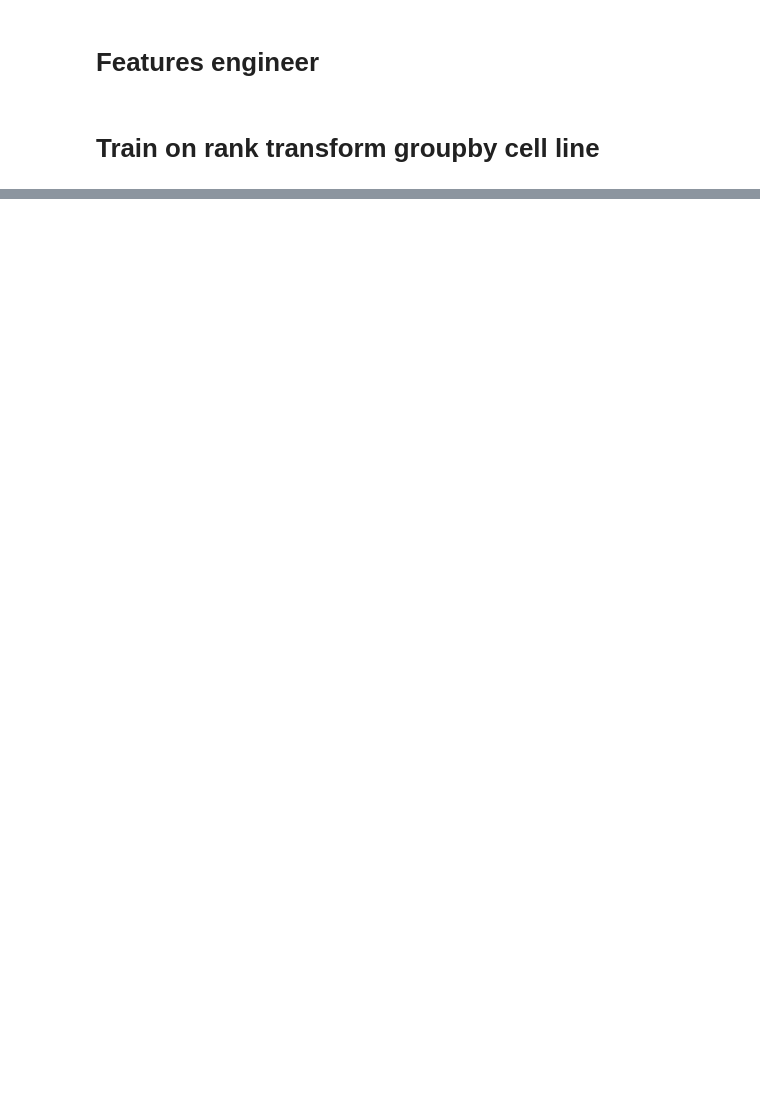
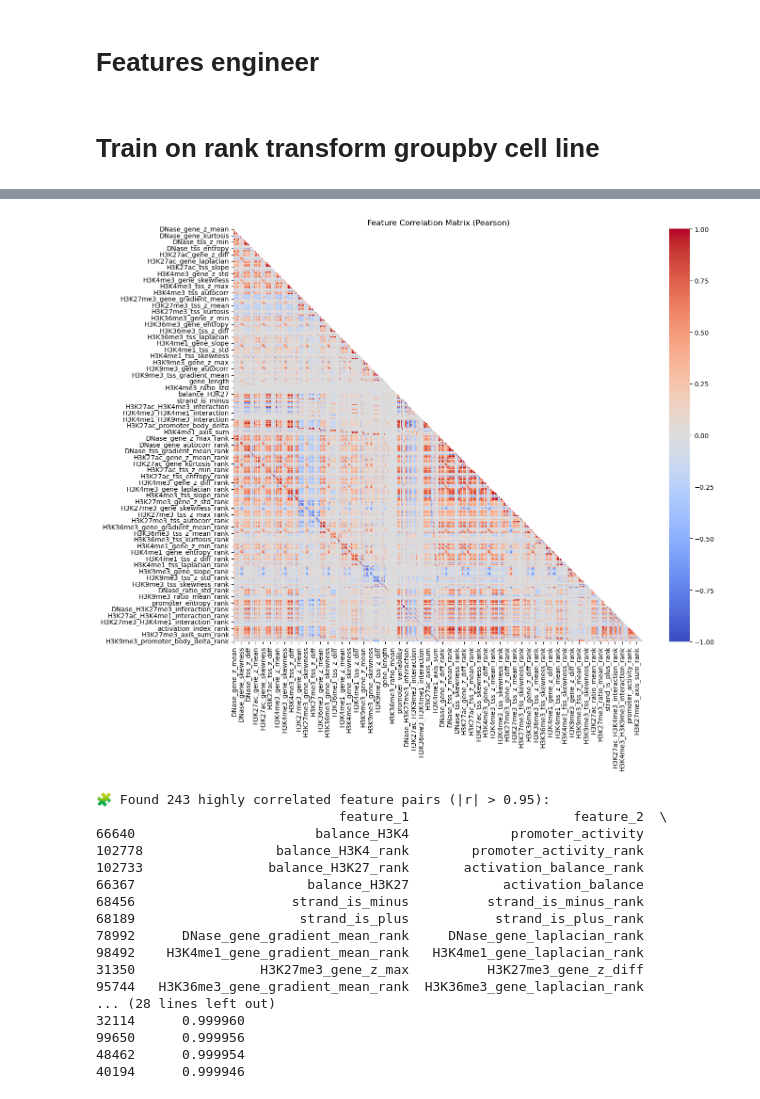
Before and after one commit to Dewey-Wang/Gene-expression-prediction, a Jupyter notebook: 1. data preprocessing/5. features selection.ipynb, the cells around one changed output, grey strips where cells are left out. Drawn from its saved outputs; the diff is of its cells as text; code cells hidden in the pictures; blank space fills up the shorter version.

```diff
--- a/1. data preprocessing/5. features selection.ipynb
+++ b/1. data preprocessing/5. features selection.ipynb
@@ -378,7 +372,7 @@ def summarize_shap_feature_ranking_from_config(experiment_dir, sample_size=None)
 
     return df_merge
 # %%
-experiment_dir = "../results/lgbm/all_rank_features"
+experiment_dir = "../results/lgbm/pruned_X1&X2_4_features"
 
 shap_summary = summarize_shap_feature_ranking_from_config(
     experiment_dir,
@@ -433,14 +427,14 @@ print(f"🔒 Global seed set to {SEED}")
 # ============================================================
 #                  EXPERIMENT CONFIGURATION
 # ============================================================
-EXPERIMENT_DIR = "../results/lgbm/top260_features"
-TRAIN_PATH = "../preprocessed_data/CAGE-merged/X1_all_rank_features.tsv"
-VAL_PATH   = "../preprocessed_data/CAGE-merged/X2_all_rank_features.tsv"
+EXPERIMENT_DIR = "../results/lgbm/pruned_X2&X1_4_top200_features"
+TRAIN_PATH = "../preprocessed_data/CAGE-merged/X2_all_rank_features.tsv"
+VAL_PATH   = "../preprocessed_data/CAGE-merged/X1_all_rank_features.tsv"
 
 META_COLS = ["gene_name", "chr", "gene_start", "gene_end",
              "TSS_start", "TSS_end", "strand", "gex", "gex_rank"]
 TARGET_COL = "gex_rank"
-feature_cols = shap_summary['feature'][:260]
+feature_cols = shap_summary["feature"][:200].tolist()
 
 os.makedirs(EXPERIMENT_DIR, exist_ok=True)
 LOG_PATH = os.path.join(EXPERIMENT_DIR, "log.txt")
@@ -505,6 +499,7 @@ config = {
     "params": params,
     "folds": folds,
     "target_col": TARGET_COL,
+    "feature_cols": feature_cols
 }
 with open(os.path.join(EXPERIMENT_DIR, "config.json"), "w") as f:
     json.dump(config, f, indent=4)
@@ -624,10 +619,10 @@ summary_chr = pd.DataFrame(chr_rows)
 chr_mean = summary_chr.groupby("chr", as_index=False)["spearman"].mean()
 chr_mean.rename(columns={"spearman": "mean_spearman"}, inplace=True)
 
-summary_output = summary_fold.merge(chr_mean, how="cross")
-summary_output.to_csv(os.path.join(EXPERIMENT_DIR, "summary.tsv"), sep="\t", index=False)
+# summary_output = summary_fold.merge(chr_mean, how="cross")
+# summary_output.to_csv(os.path.join(EXPERIMENT_DIR, "summary.tsv"), sep="\t", index=False)
 
-log("💾 Summary saved (summary.tsv)")
+# log("💾 Summary saved (summary.tsv)")
 log(f"Mean Spearman (across folds): {summary_fold['overall_spearman'].mean():.4f}")
 log(f"Overall mean of per-chromosome means: {chr_mean['mean_spearman'].mean():.4f}")
 
@@ -1259,0 +666,60 @@ Overall mean of per-chromosome means: 0.7723
+# %%
+import pandas as pd
+import numpy as np
+import seaborn as sns
+import matplotlib.pyplot as plt
+
+TRAIN_PATH = "../preprocessed_data/CAGE-merged/X1_all_rank_features.tsv"
+
+META_COLS = ["gene_name", "chr", "gene_start", "gene_end",
+             "TSS_start", "TSS_end", "strand", "gex", "gex_rank"]
+
+# 讀取資料
+df_train = pd.read_csv(TRAIN_PATH, sep="\t")
+
+# 選取特徵欄位
+feature_cols = [c for c in df_train.columns if c not in META_COLS]
+X = df_train[feature_cols]
+
+# 計算 Pearson correlation matrix
+corr_matrix = X.corr(method="pearson")
+
+# --- 可視化上三角矩陣 ---
+plt.figure(figsize=(14, 12))
+mask = np.triu(np.ones_like(corr_matrix, dtype=bool))
+sns.heatmap(corr_matrix, mask=mask, cmap="coolwarm", center=0, vmin=-1, vmax=1)
+plt.title("Feature Correlation Matrix (Pearson)")
+plt.tight_layout()
+plt.show()
+
+# --- 找出高度相關的特徵對 ---
+threshold = 0.95  # 自行調整
+high_corr_pairs = (
+    corr_matrix.where(np.triu(np.ones(corr_matrix.shape), k=1).astype(bool))
+    .stack()
+    .reset_index()
+)
+high_corr_pairs.columns = ["feature_1", "feature_2", "correlation"]
+high_corr_pairs = high_corr_pairs[high_corr_pairs["correlation"].abs() > threshold]
+
+print(f"🧩 Found {len(high_corr_pairs)} highly correlated feature pairs (|r| > {threshold}):")
+print(high_corr_pairs.sort_values("correlation", ascending=False).head(20))
+# %% [output]
+[figure, added]
+🧩 Found 243 highly correlated feature pairs (|r| > 0.95):
+                               feature_1                     feature_2  \
+66640                       balance_H3K4             promoter_activity
+102778                 balance_H3K4_rank        promoter_activity_rank
+102733                balance_H3K27_rank       activation_balance_rank
+66367                      balance_H3K27            activation_balance
+68456                    strand_is_minus          strand_is_minus_rank
+68189                     strand_is_plus           strand_is_plus_rank
+78992      DNase_gene_gradient_mean_rank     DNase_gene_laplacian_rank
+98492    H3K4me1_gene_gradient_mean_rank   H3K4me1_gene_laplacian_rank
+31350                H3K27me3_gene_z_max          H3K27me3_gene_z_diff
+95744   H3K36me3_gene_gradient_mean_rank  H3K36me3_gene_laplacian_rank
+... (28 lines left out)
+32114      0.999960
+99650      0.999956
+48462      0.999954
+40194      0.999946
```
Also changed, not shown: parts of 24 cells of this notebook, 3 other files.
